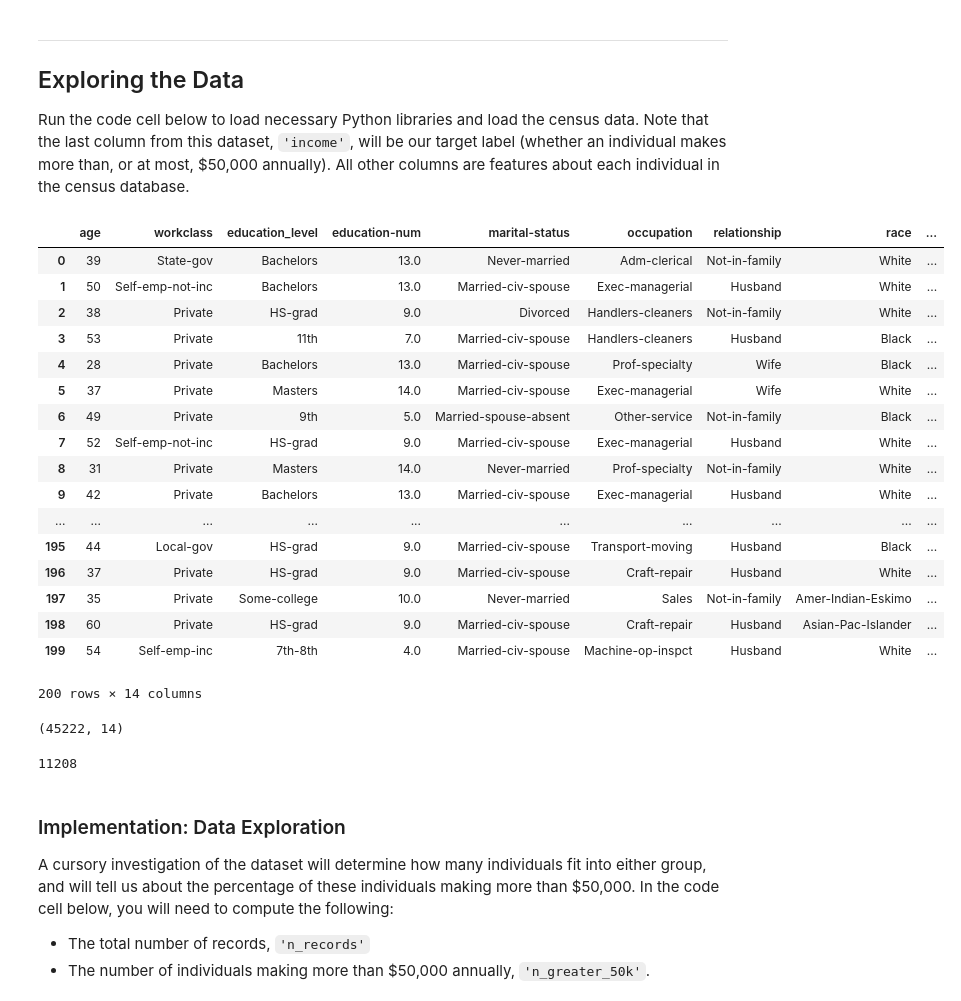
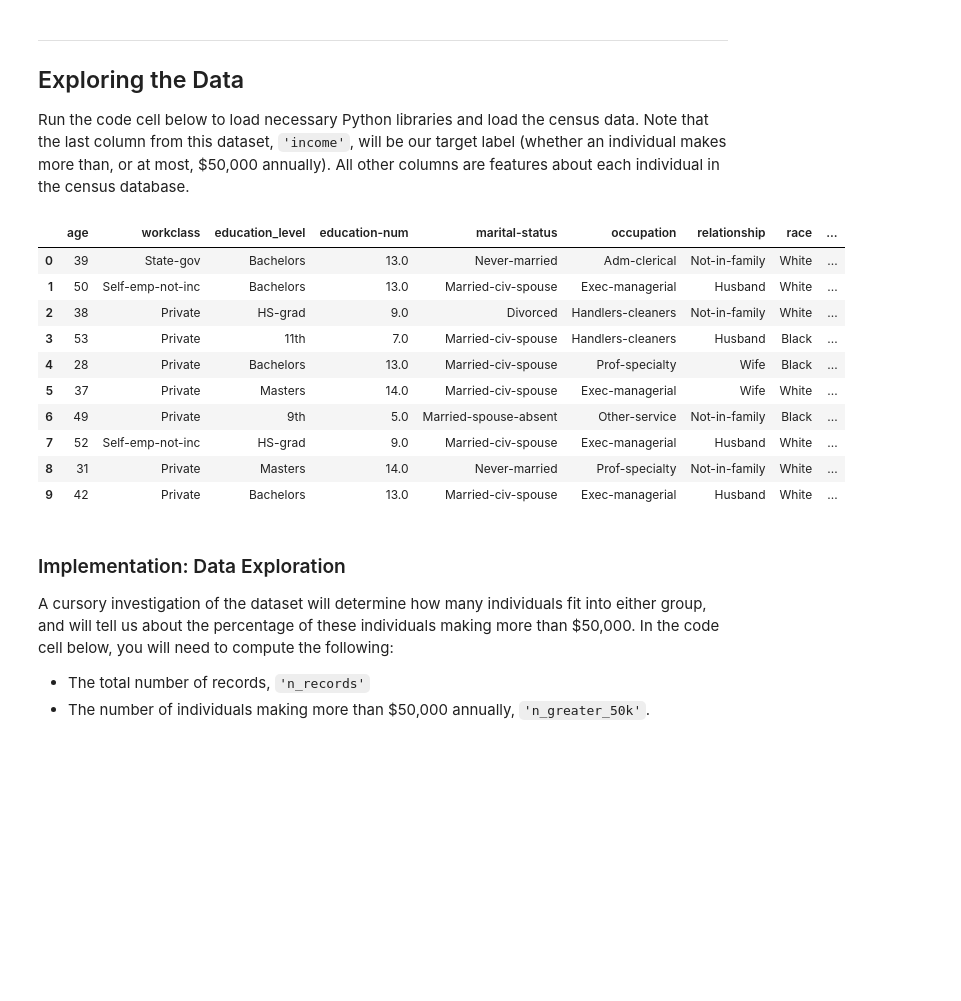
Before and after one commit to gotamist/other, a Jupyter notebook: finding_donors/finding_donors.ipynb, the cells around one changed output. Drawn from its saved outputs; the diff is of its cells as text; code cells hidden in the pictures; blank space fills up the shorter version.

```diff
--- a/finding_donors/finding_donors.ipynb
+++ b/finding_donors/finding_donors.ipynb
@@ -21,48 +21,33 @@ Run the code cell below to load necessary Python libraries and load the census d
 # %%
 # Import libraries necessary for this project
 import numpy as np
 import pandas as pd
 from time import time
 from IPython.display import display # Allows the use of display() for DataFrames
 
 # Import supplementary visualization code visuals.py
 import visuals as vs
 
 # Pretty display for notebooks
 %matplotlib inline
 
 # Load the Census dataset
 data = pd.read_csv("census.csv")
 
 # Success - Display the first record
-display(data.head(n=200))
+display(data.head(n=10))
 # %% [output]
 |  | age | workclass | education_level | education-num | marital-status | occupation | relationship | race | ... |
 | 0 | 39 | State-gov | Bachelors | 13.0 | Never-married | Adm-clerical | Not-in-family | White | ... |
 | 1 | 50 | Self-emp-not-inc | Bachelors | 13.0 | Married-civ-spouse | Exec-managerial | Husband | White | ... |
 | 2 | 38 | Private | HS-grad | 9.0 | Divorced | Handlers-cleaners | Not-in-family | White | ... |
 | 3 | 53 | Private | 11th | 7.0 | Married-civ-spouse | Handlers-cleaners | Husband | Black | ... |
 | 4 | 28 | Private | Bachelors | 13.0 | Married-civ-spouse | Prof-specialty | Wife | Black | ... |
 | 5 | 37 | Private | Masters | 14.0 | Married-civ-spouse | Exec-managerial | Wife | White | ... |
 | 6 | 49 | Private | 9th | 5.0 | Married-spouse-absent | Other-service | Not-in-family | Black | ... |
 | 7 | 52 | Self-emp-not-inc | HS-grad | 9.0 | Married-civ-spouse | Exec-managerial | Husband | White | ... |
 | 8 | 31 | Private | Masters | 14.0 | Never-married | Prof-specialty | Not-in-family | White | ... |
 | 9 | 42 | Private | Bachelors | 13.0 | Married-civ-spouse | Exec-managerial | Husband | White | ... |
-| ... | ... | ... | ... | ... | ... | ... | ... | ... | ... |
-| 195 | 44 | Local-gov | HS-grad | 9.0 | Married-civ-spouse | Transport-moving | Husband | Black | ... |
-| 196 | 37 | Private | HS-grad | 9.0 | Married-civ-spouse | Craft-repair | Husband | White | ... |
-| 197 | 35 | Private | Some-college | 10.0 | Never-married | Sales | Not-in-family | Amer-Indian-Eskimo | ... |
-| 198 | 60 | Private | HS-grad | 9.0 | Married-civ-spouse | Craft-repair | Husband | Asian-Pac-Islander | ... |
-| 199 | 54 | Self-emp-inc | 7th-8th | 4.0 | Married-civ-spouse | Machine-op-inspct | Husband | White | ... |
-200 rows × 14 columns
-# %%
-data.shape
-# %% [output]
-(45222, 14)
-# %%
-data.loc[data['income']=='>50K'].shape[0]
-# %% [output]
-11208
 # %% [markdown]
 ### Implementation: Data Exploration
 A cursory investigation of the dataset will determine how many individuals fit into either group, and will tell us about the percentage of these individuals making more than \$50,000. In the code cell below, you will need to compute the following:
```
Also changed, not shown: parts of 8 cells of this notebook.
